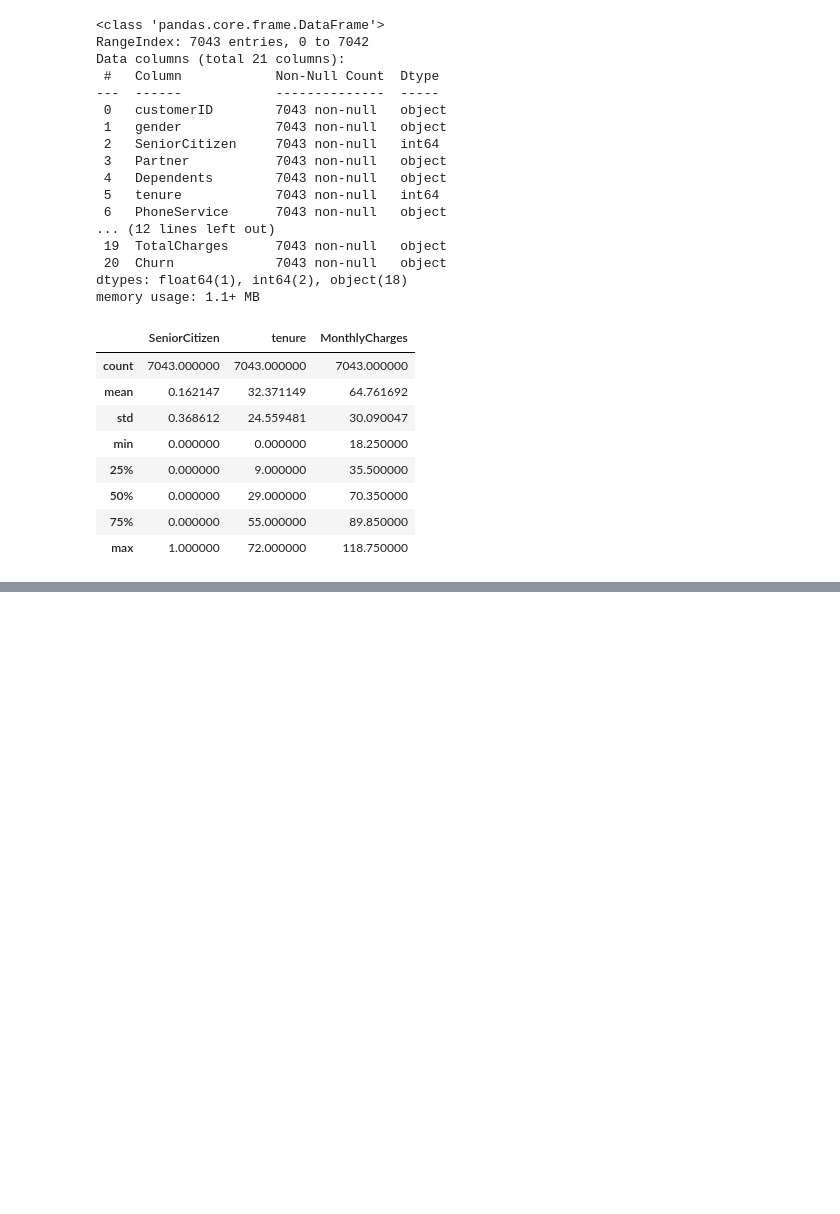
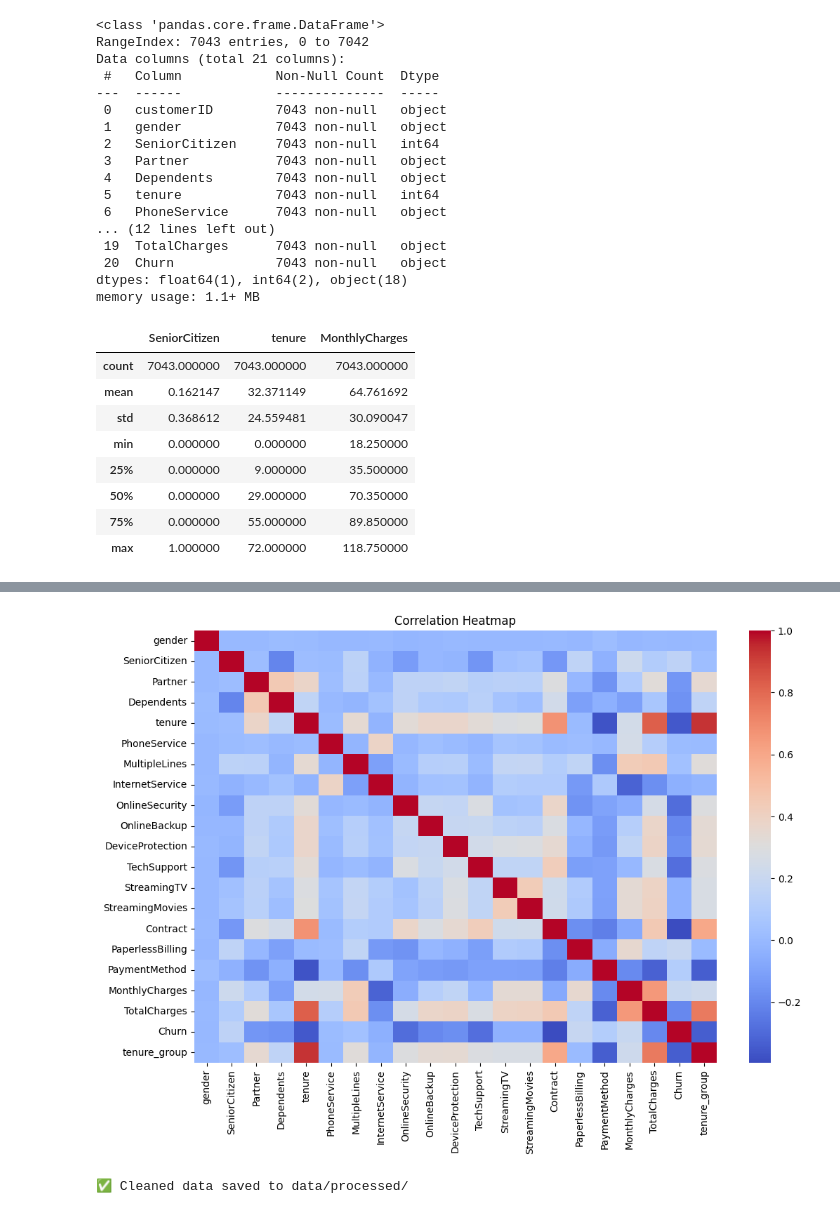
Before and after one commit to malavikap-596/Customer-Churn-Prediction-Model, a Jupyter notebook: notebooks/01_eda_and_model.ipynb, the cells around one changed output, grey strips where cells are left out. Cells and saved outputs as stored; diff of their text form; code cells hidden in the pictures; blank space fills up the shorter version.

```diff
--- a/notebooks/01_eda_and_model.ipynb
+++ b/notebooks/01_eda_and_model.ipynb
@@ -107,0 +103,31 @@ plt.show()
+# %%
+def tenure_group(x):
+    if x <= 12:
+        return '0-12'
+    elif x <= 36:
+        return '12-36'
+    else:
+        return '36+'
+
+df['tenure_group'] = df['tenure'].apply(tenure_group)
+# %%
+from sklearn.preprocessing import LabelEncoder
+
+le = LabelEncoder()
+
+for col in df.select_dtypes(include=['object']).columns:
+    df[col] = le.fit_transform(df[col])
+# %%
+plt.figure(figsize=(12, 8))
+sns.heatmap(df.corr(), cmap='coolwarm')
+plt.title("Correlation Heatmap")
+plt.savefig("../images/correlation_heatmap.png")
+plt.show()
+# %% [output]
+[figure, added]
+# %%
+df.to_csv("../data/processed/cleaned_churn.csv", index=False)
+
+print("✅ Cleaned data saved to data/processed/")
+# %% [output]
+✅ Cleaned data saved to data/processed/
```
Also changed, not shown: parts of 5 cells of this notebook.
